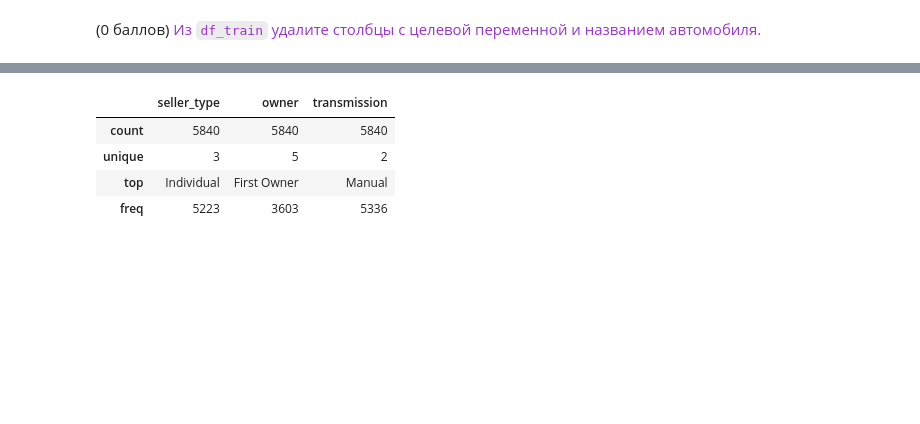
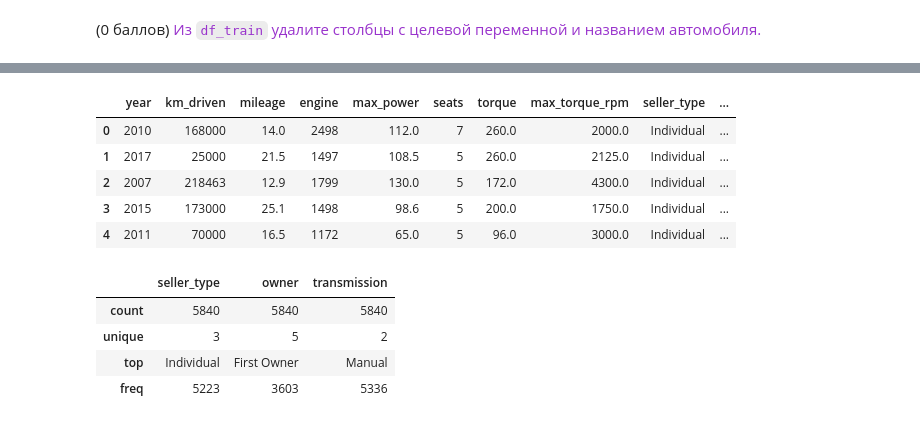
Before and after one commit to olegoid/MLDS_ML_2022, a Jupyter notebook: Hometasks/HT1/HW1_Regression_with_inference.ipynb, the cells around one changed output, grey strips where cells are left out. Drawn from its saved outputs; the diff is of its cells as text; code cells hidden in the pictures; blank space fills up the shorter version.

```diff
--- a/Hometasks/HT1/HW1_Regression_with_inference.ipynb
+++ b/Hometasks/HT1/HW1_Regression_with_inference.ipynb
@@ -680,4 +681,6 @@ y_train_cat = df_train[['selling_price']]
 X_train_cat = df_train[numerical_features + categorical_features]
 X_train_cat = X_train_cat.drop('selling_price', axis=1)
 
-X_train_cat.head()
+y_test_cat = df_test[['selling_price']]
+X_test_cat = df_test[numerical_features + categorical_features]
+X_test_cat = X_test_cat.drop('selling_price', axis=1)
@@ -691,3 +696,12 @@ X_train_cat.head()
+# %%
+X_test_cat.head()
+# %% [output]
+|  | year | km_driven | mileage | engine | max_power | seats | torque | max_torque_rpm | seller_type | ... |
+| 0 | 2010 | 168000 | 14.0 | 2498 | 112.0 | 7 | 260.0 | 2000.0 | Individual | ... |
+| 1 | 2017 | 25000 | 21.5 | 1497 | 108.5 | 5 | 260.0 | 2125.0 | Individual | ... |
+| 2 | 2007 | 218463 | 12.9 | 1799 | 130.0 | 5 | 172.0 | 4300.0 | Individual | ... |
+| 3 | 2015 | 173000 | 25.1 | 1498 | 98.6 | 5 | 200.0 | 1750.0 | Individual | ... |
+| 4 | 2011 | 70000 | 16.5 | 1172 | 65.0 | 5 | 96.0 | 3000.0 | Individual | ... |
 # %%
 assert X_train_cat.shape == (5840, 11)
 # %%
```
Also changed, not shown: parts of 12 cells of this notebook.
